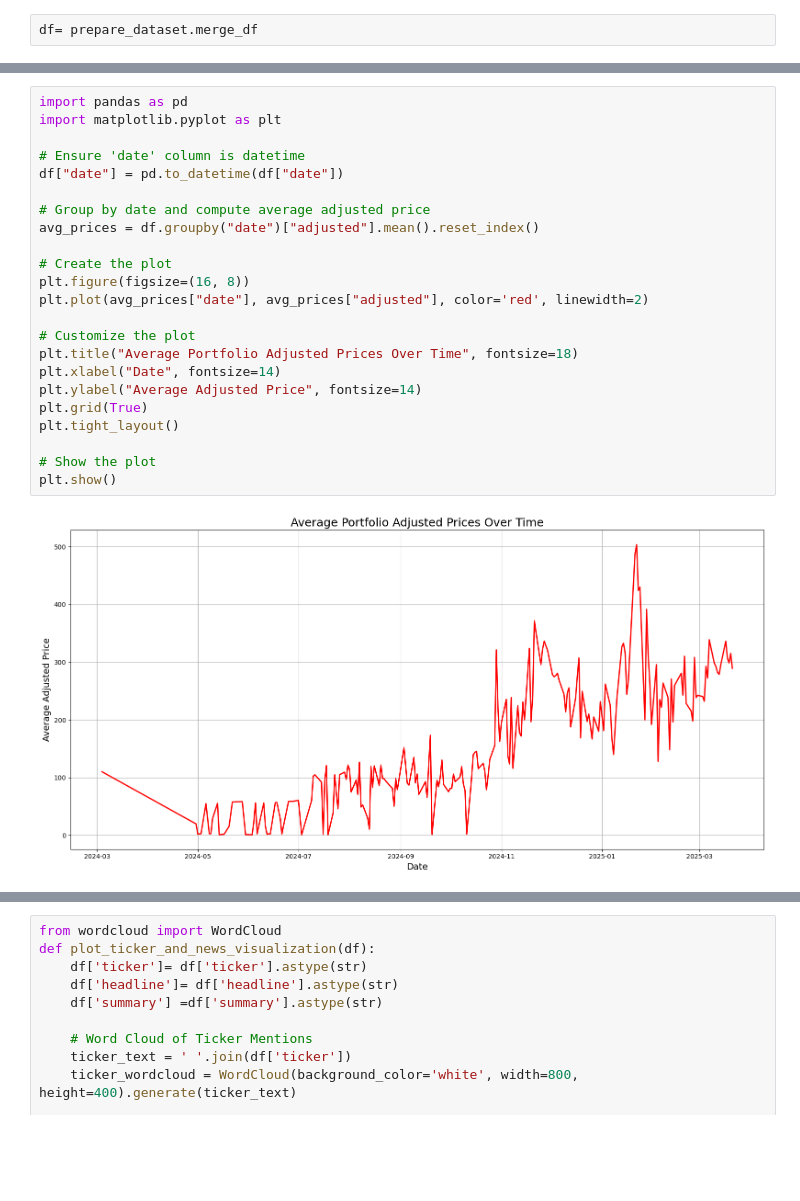
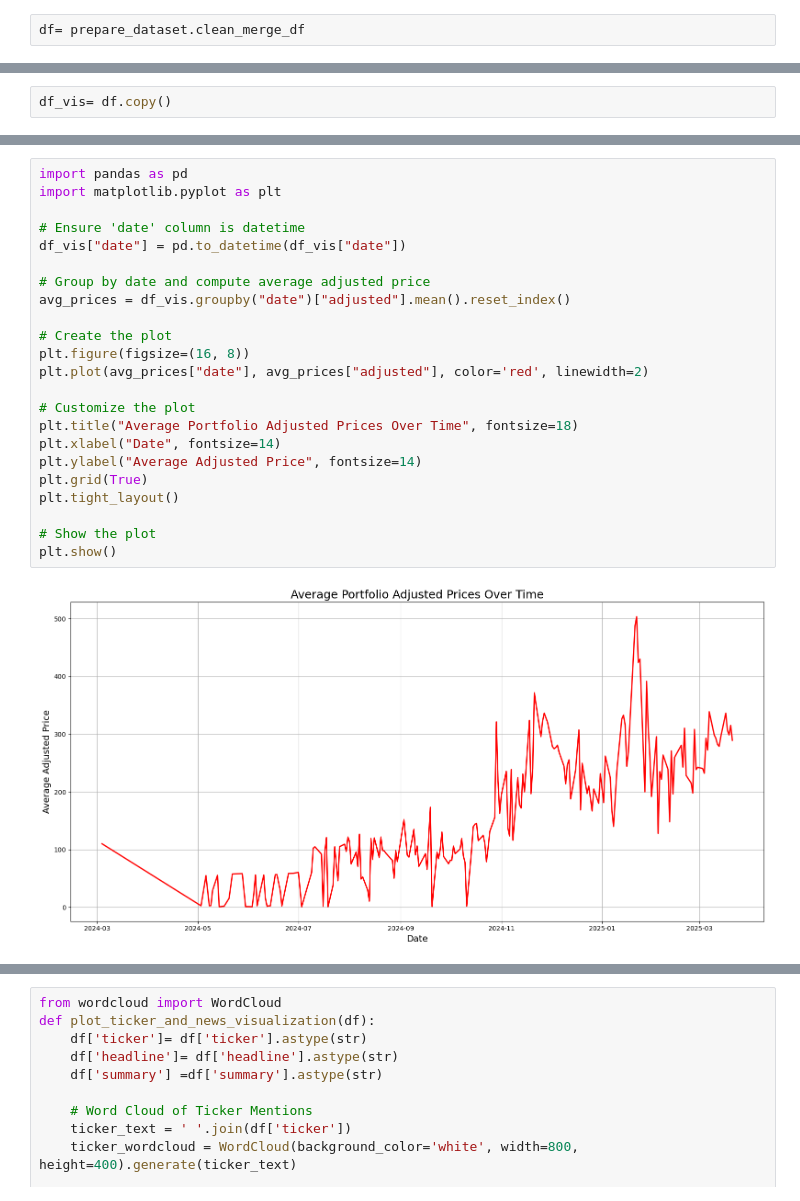
Before and after one commit to samyak-anand/Stock-Portfolio-Performance-and-News-Correlation-Analysis, a Jupyter notebook: Dags/Stock_Portfolio.ipynb, the cells around one changed output, grey strips where cells are left out. Drawn from its saved outputs; the diff is of its cells as text; blank space fills up the shorter version.

```diff
--- a/Dags/Stock_Portfolio.ipynb
+++ b/Dags/Stock_Portfolio.ipynb
@@ -76,2 +25,2 @@ dtypes: object(6)
 # %%
-df= prepare_dataset.merge_df
+df= prepare_dataset.clean_merge_df
@@ -79,0 +27,2 @@ Visulization
+# %%
+df_vis= df.copy()
@@ -80,28 +49,28 @@ Visulization
 # %%
 import pandas as pd
 import matplotlib.pyplot as plt
 
 # Ensure 'date' column is datetime
-df["date"] = pd.to_datetime(df["date"])
+df_vis["date"] = pd.to_datetime(df_vis["date"])
 
 # Group by date and compute average adjusted price
-avg_prices = df.groupby("date")["adjusted"].mean().reset_index()
+avg_prices = df_vis.groupby("date")["adjusted"].mean().reset_index()
 
 # Create the plot
 plt.figure(figsize=(16, 8))
 plt.plot(avg_prices["date"], avg_prices["adjusted"], color='red', linewidth=2)
 
 # Customize the plot
 plt.title("Average Portfolio Adjusted Prices Over Time", fontsize=18)
 plt.xlabel("Date", fontsize=14)
 plt.ylabel("Average Adjusted Price", fontsize=14)
 plt.grid(True)
 plt.tight_layout()
 
 # Show the plot
 plt.show()
 # %% [output]
-[figure, old version]
+[figure, new version]
 # %%
 import matplotlib.pyplot as plt
 
```
Also changed, not shown: parts of 23 cells of this notebook, 9 other files.
